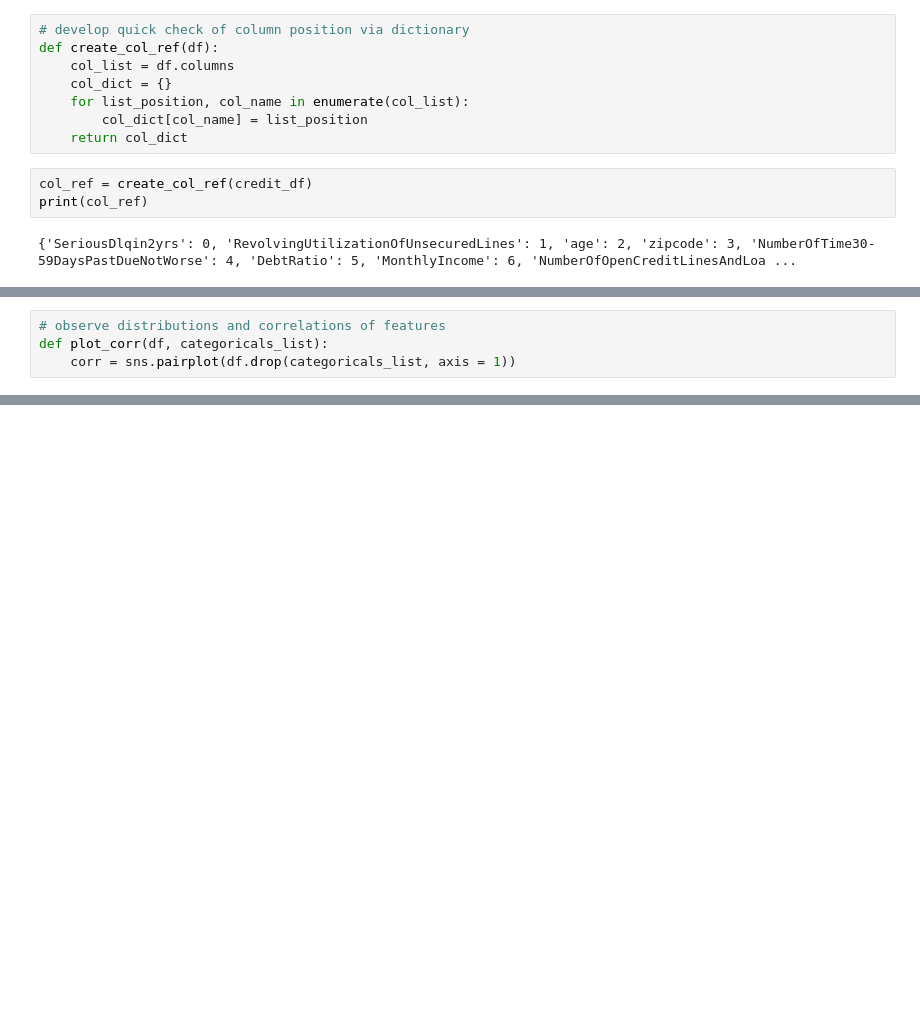
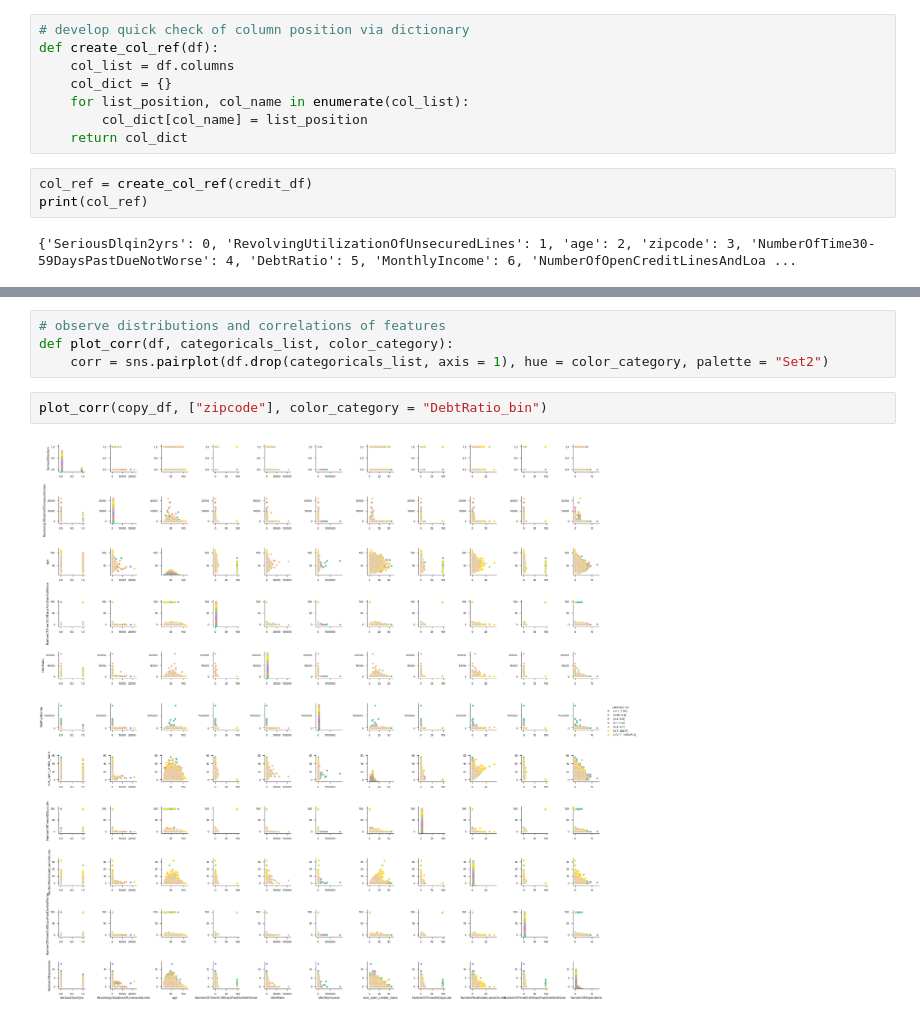
Before and after one commit to lorenh516/financial_distress, a Jupyter notebook: finan_distress.ipynb, the cells around one changed output, grey strips where cells are left out. Cells and saved outputs as stored; diff of their text form; blank space fills up the shorter version.

```diff
--- a/finan_distress.ipynb
+++ b/finan_distress.ipynb
@@ -155,4 +141,0 @@ def check_corr(df, categorical_list)
-# %%
-# observe distributions and correlations of features
-def plot_corr(df, categoricals_list):
-    corr = sns.pairplot(df.drop(categoricals_list, axis = 1))
@@ -216,0 +197,8 @@ array([ 55,  71,  51,  45,  57,  48,  34,  30,  50,  26,  64,  61,  39,
+# %%
+# observe distributions and correlations of features
+def plot_corr(df, categoricals_list, color_category):
+    corr = sns.pairplot(df.drop(categoricals_list, axis = 1), hue = color_category, palette = "Set2")
+# %%
+plot_corr(copy_df, ["zipcode"], color_category = "DebtRatio_bin")
+# %% [output]
+[figure, added]
```
Also changed, not shown: parts of 47 cells of this notebook, 1 other file.
